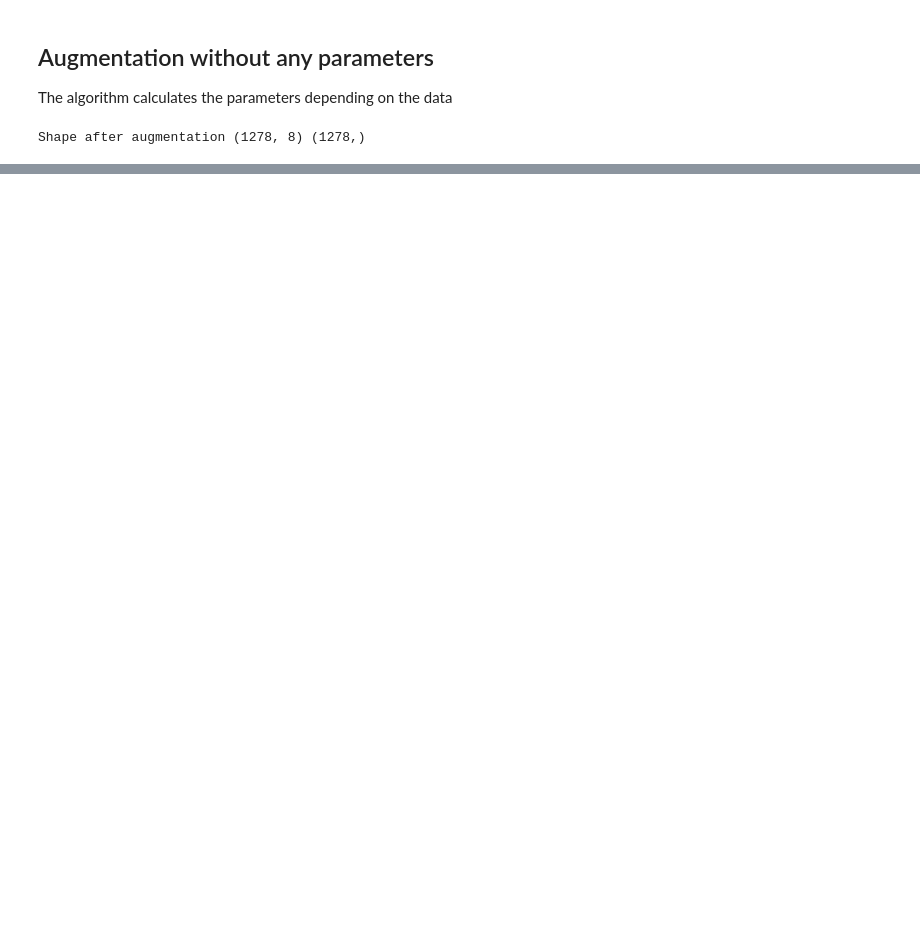
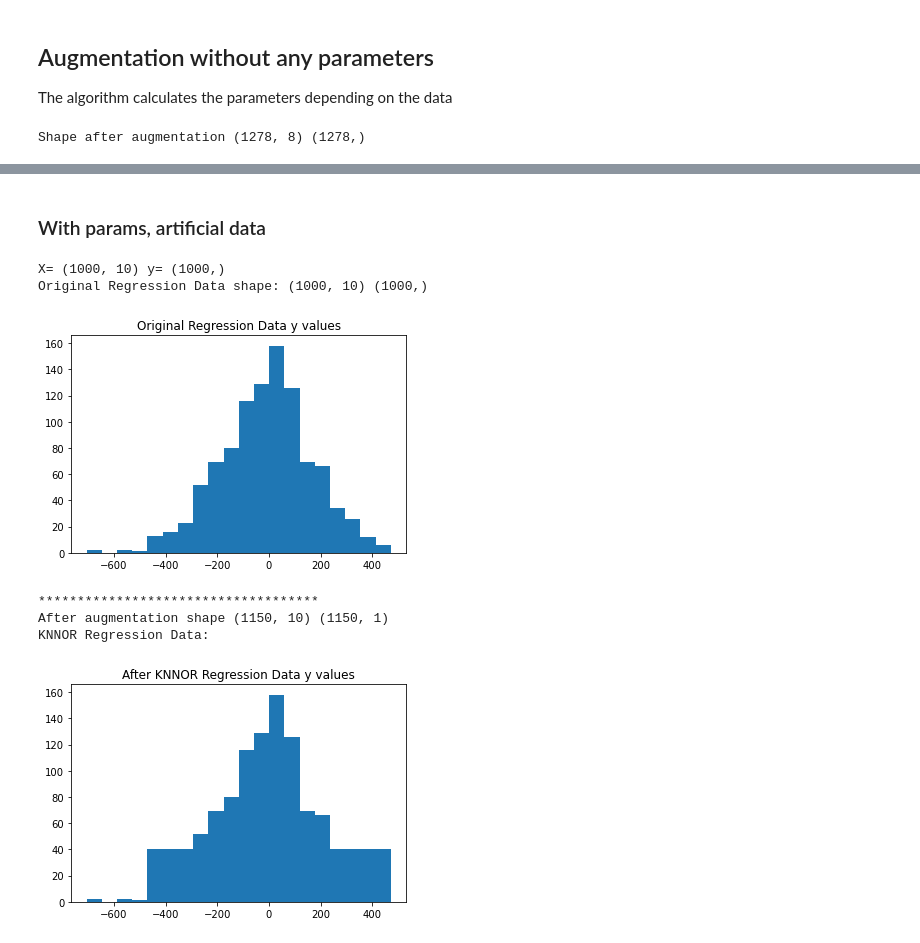
Before and after one commit to ashhadulislam/augmentdatalib_reg_source, a Jupyter notebook: example/Example.ipynb, the cells around one changed output, grey strips where cells are left out. Cells and saved outputs as stored; diff of their text form; code cells hidden in the pictures; blank space fills up the shorter version.

```diff
--- a/example/Example.ipynb
+++ b/example/Example.ipynb
@@ -43,0 +85,41 @@ plt.hist(y_new)
+# %% [markdown]
+### With params, artificial data
+# %%
+import matplotlib.pyplot as plt
+import numpy as np
+from sklearn.datasets import make_regression
+from knnor_reg import data_augment
+
+# Generate regression data using make_regression
+X, y = make_regression(n_samples=1000, n_features=10, noise=0.1)
+
+# Print original data shapes
+print("X=", X.shape, "y=", y.shape)
+print("Original Regression Data shape:", X.shape, y.shape)
+
+# Plot original data histogram
+plt.hist(y, bins=20)
+plt.title("Original Regression Data y values")
+plt.show()
+print("************************************")
+# Initialize KNNOR_Reg
+knnor_reg = data_augment.KNNOR_Reg()
+# Perform data augmentation
+X_new, y_new = knnor_reg.fit_resample(X, y, bins=20,target_freq=40)
+y_new = y_new.reshape(-1, 1)
+# Print augmented data shapes
+print("After augmentation shape", X_new.shape, y_new.shape)
+print("KNNOR Regression Data:")
+
+# Plot augmented data histogram
+plt.hist(y_new, bins=20)
+plt.title("After KNNOR Regression Data y values")
+plt.show()
+# %% [output]
+X= (1000, 10) y= (1000,)
+Original Regression Data shape: (1000, 10) (1000,)
+[figure, added]
+************************************
+After augmentation shape (1150, 10) (1150, 1)
+KNNOR Regression Data:
+[figure, added]
```
Also changed, not shown: parts of 10 cells of this notebook, 9 other files.
